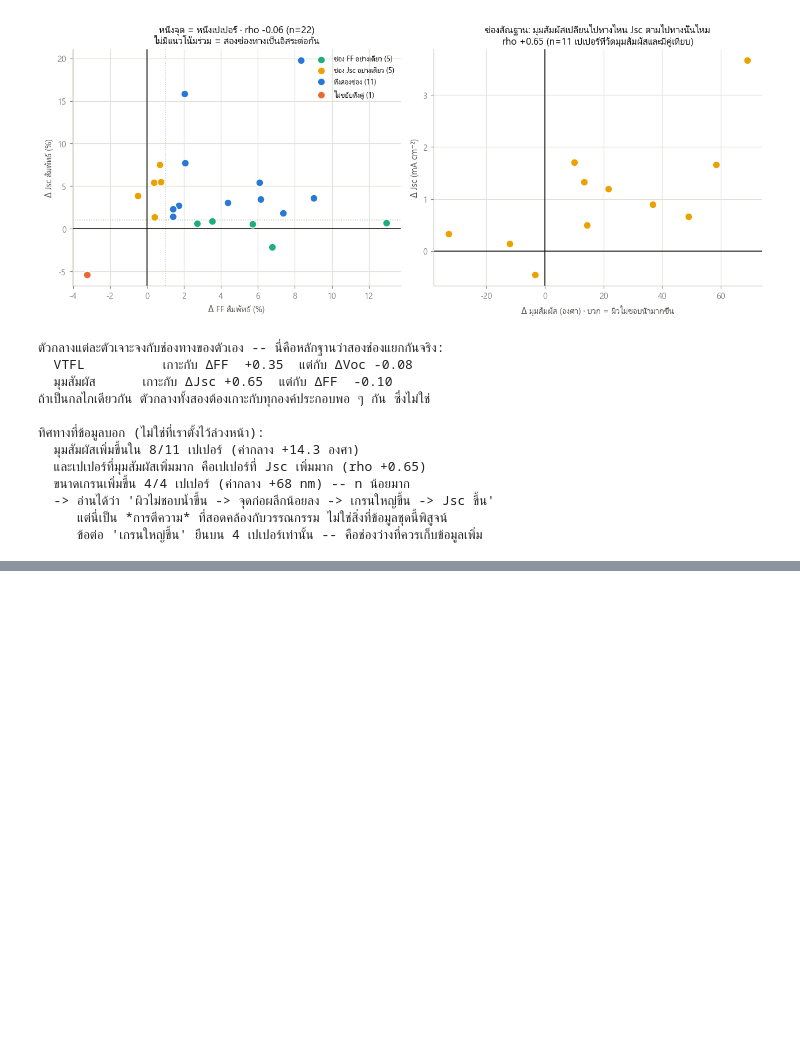
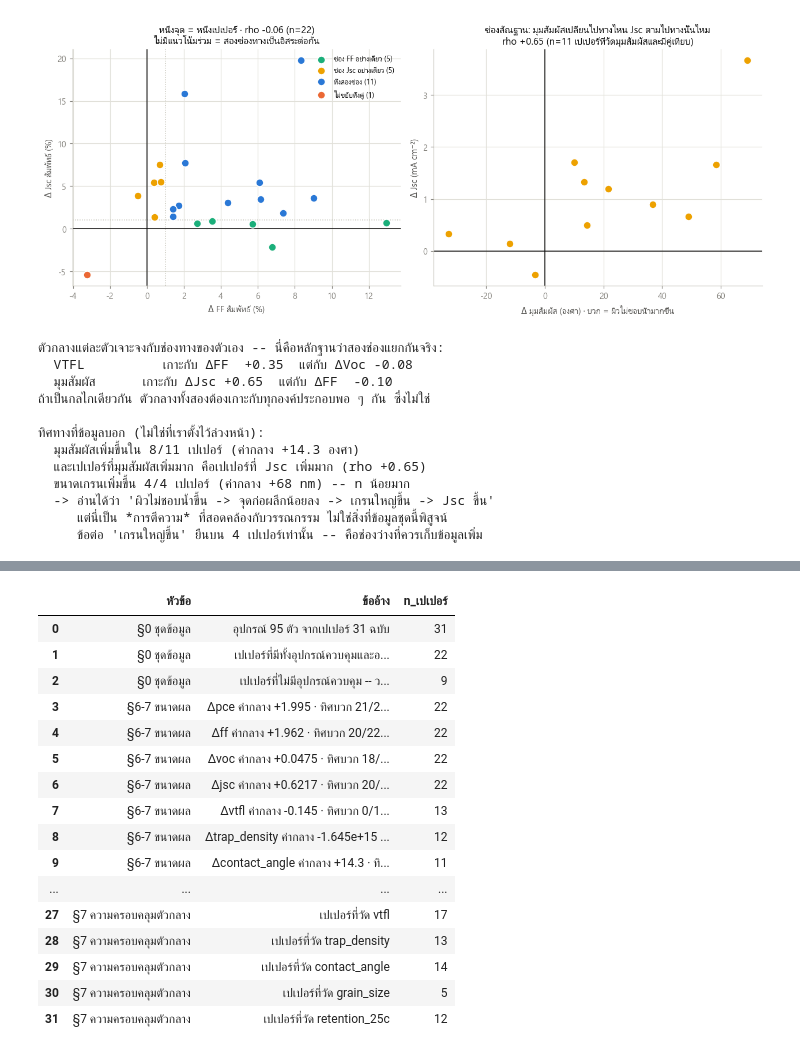
Before and after one commit to NiOx-based-Perovskite-Solar-Cell/Perovskite-Research, a Jupyter notebook: notebooks/model_htl_modification.ipynb, the cells around one changed output, grey strips where cells are left out. Drawn from its saved outputs; the diff is of its cells as text; code cells hidden in the pictures; blank space fills up the shorter version.

```diff
--- a/notebooks/model_htl_modification.ipynb
+++ b/notebooks/model_htl_modification.ipynb
@@ -1311,0 +1249,84 @@ print(f"""
+# %%
+PROV = []
+
+
+def claim(หัวข้อ, ข้ออ้าง, papers, หมายเหตุ=""):
+    ps = sorted(set(papers))
+    PROV.append({"หัวข้อ": หัวข้อ, "ข้ออ้าง": ข้ออ้าง, "n_เปเปอร์": len(ps),
+                 "รายชื่อเปเปอร์": " ; ".join(ps), "หมายเหตุ": หมายเหตุ})
+
+
+_all_pap = sorted(F.paper.unique())
+_ctrl_pap = sorted(MED.paper.unique())
+claim("§0 ชุดข้อมูล", f"อุปกรณ์ {len(F)} ตัว จากเปเปอร์ {len(_all_pap)} ฉบับ", _all_pap)
+claim("§0 ชุดข้อมูล", "เปเปอร์ที่มีทั้งอุปกรณ์ควบคุมและอุปกรณ์ที่ดัดแปลง (ใช้วัด Δ ได้)", _ctrl_pap)
+claim("§0 ชุดข้อมูล", "เปเปอร์ที่ไม่มีอุปกรณ์ควบคุม -- วัด Δ ไม่ได้",
+      set(_all_pap) - set(_ctrl_pap), "ดัดแปลงทุกตัว หรือไม่ดัดแปลงเลยทั้งฉบับ")
+
+# วนทุกคอลัมน์ Δ ที่มีจริง -- ระบุชื่อไว้ตายตัวทำให้ตัวกลางที่เพิ่มใหม่หายจาก provenance เงียบ ๆ
+for y in [c for c in CHP.columns if c.startswith("Δ")]:
+    g = CHP[y].dropna()
+    if len(g) >= 2:
+        p_, k_, n_ = sign_test(g)
+        claim("§6-7 ขนาดผล", f"{y} ค่ากลาง {g.median():+.4g} · ทิศบวก {k_}/{n_} · p={p_:.4g}",
+              g.index)
+
+for lv, g in CLS.groupby("ระดับ"):
+    v = g.dropna(subset=["Δpce"])
+    claim("§6 จัดอันดับกลุ่มสาร", f"{lv}: ΔPCE ค่ากลาง {v['Δpce'].median():+.3f}", v.paper)
+_no = sorted(set(F.loc[F.htl_mod_class != "ไม่ดัดแปลง", "htl_mod_class"]) - set(CLS["ระดับ"]))
+for lv in _no:
+    _p = sorted(F.loc[F.htl_mod_class == lv, "paper"].unique())
+    claim("§6 จัดอันดับกลุ่มสาร", f"{lv}: ไม่มีแถว -- ไม่มีคู่เทียบ", _p,
+          "เปเปอร์ที่ใช้สารกลุ่มนี้ไม่มีอุปกรณ์ควบคุมของตัวเอง")
+
+for lv, g in CHP2.groupby("ช่องทาง"):
+    claim("§7.2 ช่องทาง", f"{lv}", g.index, f"เกณฑ์ ΔสัมพัทธЬ > {THR:.0%}".replace("Ь", "ธ"))
+
+claim("§8 ปริมาณสาร", f"เปเปอร์ที่ไล่ปริมาณมากกว่าหนึ่งระดับ", dose_papers)
+claim("§9 ความเสถียร", f"สุ่มเปเปอร์ซ้ำ {len(ranks)} ครั้งจากชุดนี้", _all_pap)
+for m in ["vtfl", "trap_density", "contact_angle", "grain_size", "retention_25c"]:
+    _p = sorted(F.loc[F[m].notna(), "paper"].unique()) if m in F.columns else []
+    claim("§7 ความครอบคลุมตัวกลาง", f"เปเปอร์ที่วัด {m}", _p)
+
+PROV = pd.DataFrame(PROV)
+display(PROV[["หัวข้อ", "ข้ออ้าง", "n_เปเปอร์"]])
+
+# ---- ตารางรายเปเปอร์: เปิดเปเปอร์แล้วเช็คได้ทีละแถว ----
+ev = []
+for p, g in F.groupby("paper"):
+    ctrl, trt = g[g.htl_mod_kind == "ไม่ดัดแปลง"], g[g.htl_mod_kind != "ไม่ดัดแปลง"]
+    r = {"เปเปอร์": p, "อุปกรณ์": len(g), "ควบคุม": len(ctrl), "ดัดแปลง": len(trt),
+         "สารที่ใช้": " ; ".join(sorted(trt.htl_mod_material.dropna().unique())) or "-",
+         "กลุ่มสาร": " ; ".join(sorted(trt.htl_mod_class.dropna().unique())) or "-"}
+    for y in ["pce", "ff", "voc", "jsc", "vtfl", "contact_angle", "grain_size",
+              "afm_rms", "vbm", "work_function", "hi", "retention_25c", "degradation_rate"]:
+        b = ctrl[y].mean() if len(ctrl) else np.nan
+        o = trt[y].mean() if len(trt) else np.nan
+        r[f"{y}_ควบคุม"] = round(b, 4) if pd.notna(b) else np.nan
+        r[f"{y}_ดัดแปลง"] = round(o, 4) if pd.notna(o) else np.nan
+        r[f"{y}_Δ"] = round(o - b, 4) if pd.notna(b) and pd.notna(o) else np.nan
+    r["ช่องทาง"] = CHP2["ช่องทาง"].get(p, "-")
+    ev.append(r)
+EV = pd.DataFrame(ev).sort_values("เปเปอร์")
+display(EV[["เปเปอร์", "อุปกรณ์", "ควบคุม", "ดัดแปลง", "กลุ่มสาร",
+            "pce_ควบคุม", "pce_ดัดแปลง", "pce_Δ", "ช่องทาง"]])
+print(f"\nตารางรายเปเปอร์ {len(EV)} แถว · เปเปอร์ที่วัด Δ ได้ {int(EV['pce_Δ'].notna().sum())} ฉบับ")
+# %% [output]
+|  | หัวข้อ | ข้ออ้าง | n_เปเปอร์ |
+| 0 | §0 ชุดข้อมูล | อุปกรณ์ 95 ตัว จากเปเปอร์ 31 ฉบับ | 31 |
+| 1 | §0 ชุดข้อมูล | เปเปอร์ที่มีทั้งอุปกรณ์ควบคุมและอ... | 22 |
+| 2 | §0 ชุดข้อมูล | เปเปอร์ที่ไม่มีอุปกรณ์ควบคุม -- ว... | 9 |
+| 3 | §6-7 ขนาดผล | Δpce ค่ากลาง +1.995 · ทิศบวก 21/2... | 22 |
+| 4 | §6-7 ขนาดผล | Δff ค่ากลาง +1.962 · ทิศบวก 20/22... | 22 |
+| 5 | §6-7 ขนาดผล | Δvoc ค่ากลาง +0.0475 · ทิศบวก 18/... | 22 |
+| 6 | §6-7 ขนาดผล | Δjsc ค่ากลาง +0.6217 · ทิศบวก 20/... | 22 |
+| 7 | §6-7 ขนาดผล | Δvtfl ค่ากลาง -0.145 · ทิศบวก 0/1... | 13 |
+| 8 | §6-7 ขนาดผล | Δtrap_density ค่ากลาง -1.645e+15 ... | 12 |
+| 9 | §6-7 ขนาดผล | Δcontact_angle ค่ากลาง +14.3 · ทิ... | 11 |
+| ... | ... | ... | ... |
+| 27 | §7 ความครอบคลุมตัวกลาง | เปเปอร์ที่วัด vtfl | 17 |
+| 28 | §7 ความครอบคลุมตัวกลาง | เปเปอร์ที่วัด trap_density | 13 |
+| 29 | §7 ความครอบคลุมตัวกลาง | เปเปอร์ที่วัด contact_angle | 14 |
+| 30 | §7 ความครอบคลุมตัวกลาง | เปเปอร์ที่วัด grain_size | 5 |
+| 31 | §7 ความครอบคลุมตัวกลาง | เปเปอร์ที่วัด retention_25c | 12 |
```
Also changed, not shown: parts of 23 cells of this notebook, 15 other files.
